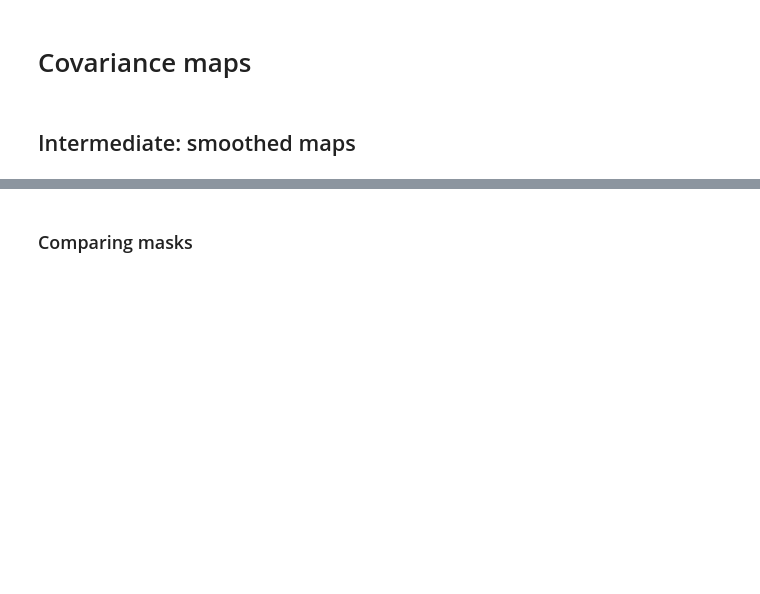
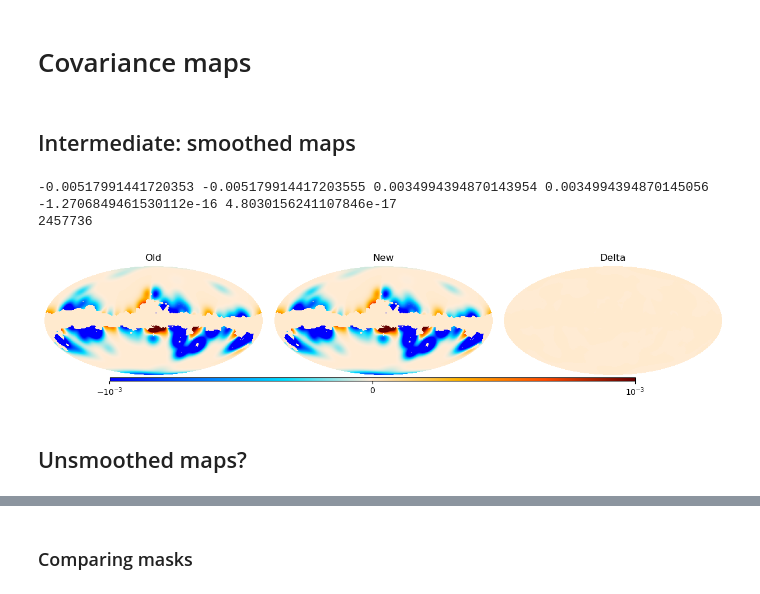
Before and after one commit to CMB-ML/cmb-ml-pyilc, a Jupyter notebook: compare_new_old.ipynb, the cells around one changed output, grey strips where cells are left out. Saved outputs shown, nothing was run; the diff lists cells and outputs as text; code cells hidden in the pictures; blank space fills up the shorter version.

```diff
--- a/compare_new_old.ipynb
+++ b/compare_new_old.ipynb
@@ -6,5 +8,5 @@ import re
 # %%
-OLD_DIR = "/data/jim/CMB_Data/Datasets/I_512_1750_d1_0rg/PyILC_CNILC_new_install/Pure_PyILC2"
+OLD_DIR = "/data/jim/CMB_Data/Datasets/I_512_1750_d1_0rg/PyILC_CNILC_new_install/Pure_PyILC3"
 NEW_DIR = "outputs"
 # %%
 patterns = {
@@ -135,13 +136,17 @@ def compare_files2(s, f, min_val=-4e-4, max_val=4e-4, suptitle=""):
 # %%
-def compare_files2(s, f, min_val=-4e-4, max_val=4e-4, suptitle=""):
+def compare_smoothed(s, f, min_val=-4e-4, max_val=4e-4, suptitle=""):
     fn = f"smoothed_map_scale{s}_freq{f}.fits"
-    path_orig = Path("/home/jim/VSCode_Projects_SPACE/pyilc") / fn
+    path_orig = Path(OLD_DIR) / fn
     path_new  = Path(NEW_DIR) / fn
 
     map_orig = HealpyMap().read(path_orig)[0]
     map_new  = HealpyMap().read(path_new)[0]
 
+    delta = map_orig-map_new
+
     print(map_orig.min(), map_new.min(), map_orig.max(), map_new.max())
+    print(delta.min(),delta.max())
+    print(np.where(delta!=0)[0].size)
 
     show_obs_logNxN([map_orig, map_new, map_new - map_orig],
                     labels=["Old", "New", "Delta"],
@@ -151,24 +156,31 @@ def compare_files2(s, f, min_val=-4e-4, max_val=4e-4, suptitle=""):
                     suptitle=suptitle
                     )
 # %%
-# compare_files2(0,0, min_val=-0, max_val=5e-5)
-# compare_files2(0,1, min_val=-0, max_val=4e-5)
-# compare_files2(0,2, min_val=-0, max_val=3e-5)
-# compare_files2(0,3, min_val=-0, max_val=6e-5)
-# compare_files2(0,4, min_val=-0, max_val=1e-4)
-# compare_files2(0,5, min_val=-0, max_val=1e-3)
-# compare_files2(0,6, min_val=-0, max_val=2e-2)
-# compare_files2(0,7, min_val=-1e-5, max_val=3)
-# compare_files2(1,3, min_val=-1e-5, max_val=1e-5)
-# compare_files2(1,4, min_val=-1e-5, max_val=1e-5)
-# compare_files2(1,5, min_val=-1e-4, max_val=1e-4)
-# compare_files2(1,6, min_val=-1e-2, max_val=1e-2)
-# compare_files2(1,7, min_val=-1, max_val=1)
-# compare_files2(2,4, min_val=-1e-7, max_val=1e-7)
-# compare_files2(2,5, min_val=-1e-6, max_val=1e-6)
-# compare_files2(2,6, min_val=-1e-5, max_val=1e-5)
-# compare_files2(2,7, min_val=-1e-3, max_val=1e-3)
-# compare_files2(3,4, min_val=-1e-9, max_val=1e-9)
-# compare_files2(3,5, min_val=-1e-8, max_val=1e-8)
-# compare_files2(3,6, min_val=-1e-7, max_val=1e-7)
-# compare_files2(3,7, min_val=-1e-5, max_val=1e-5)
+# compare_smoothed(0,0, min_val=-0, max_val=5e-5)
+# compare_smoothed(0,1, min_val=-0, max_val=4e-5)
+# compare_smoothed(0,2, min_val=-0, max_val=3e-5)
+# compare_smoothed(0,3, min_val=-0, max_val=6e-5)
+# compare_smoothed(0,4, min_val=-0, max_val=1e-4)
+# compare_smoothed(0,5, min_val=-0, max_val=1e-3)
+# compare_smoothed(0,6, min_val=-0, max_val=2e-2)
+# compare_smoothed(0,7, min_val=-1e-5, max_val=3)
+# compare_smoothed(1,3, min_val=-1e-5, max_val=1e-5)
+# compare_smoothed(1,4, min_val=-1e-5, max_val=1e-5)
+# compare_smoothed(1,5, min_val=-1e-4, max_val=1e-4)
+# compare_smoothed(1,6, min_val=-1e-2, max_val=1e-2)
+# compare_smoothed(1,7, min_val=-1, max_val=1)
+# compare_smoothed(2,4, min_val=-1e-7, max_val=1e-7)
+# compare_smoothed(2,5, min_val=-1e-6, max_val=1e-6)
+# compare_smoothed(2,6, min_val=-1e-5, max_val=1e-5)
+compare_smoothed(2,7, min_val=-1e-3, max_val=1e-3)
+# compare_smoothed(3,4, min_val=-1e-9, max_val=1e-9)
+# compare_smoothed(3,5, min_val=-1e-8, max_val=1e-8)
+# compare_smoothed(3,6, min_val=-1e-7, max_val=1e-7)
+# compare_smoothed(3,7, min_val=-1e-5, max_val=1e-5)
+# %% [output]
+-0.00517991441720353 -0.005179914417203555 0.0034994394870143954 0.0034994394870145056
+-1.2706849461530112e-16 4.8030156241107846e-17
+2457736
+[figure, added]
+# %% [markdown]
+## Unsmoothed maps?
```
Also changed, not shown: parts of 17 cells of this notebook, 8 other files.
